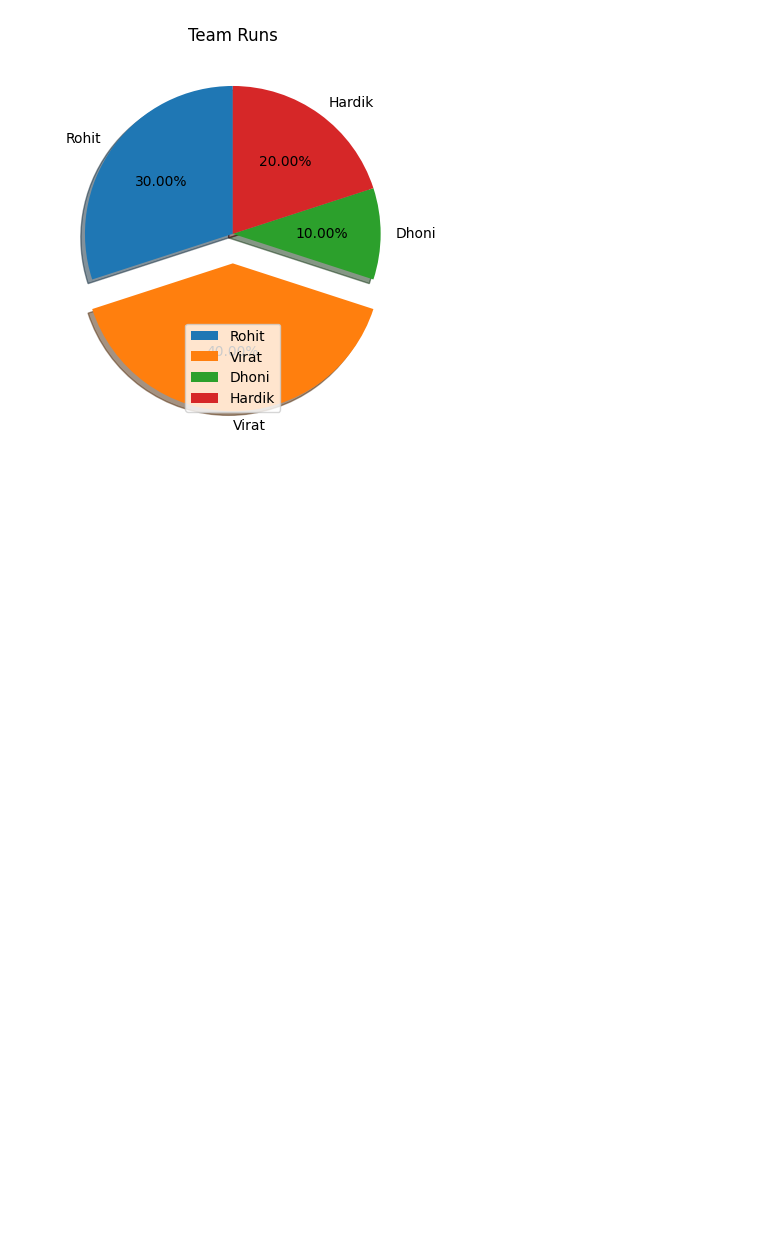
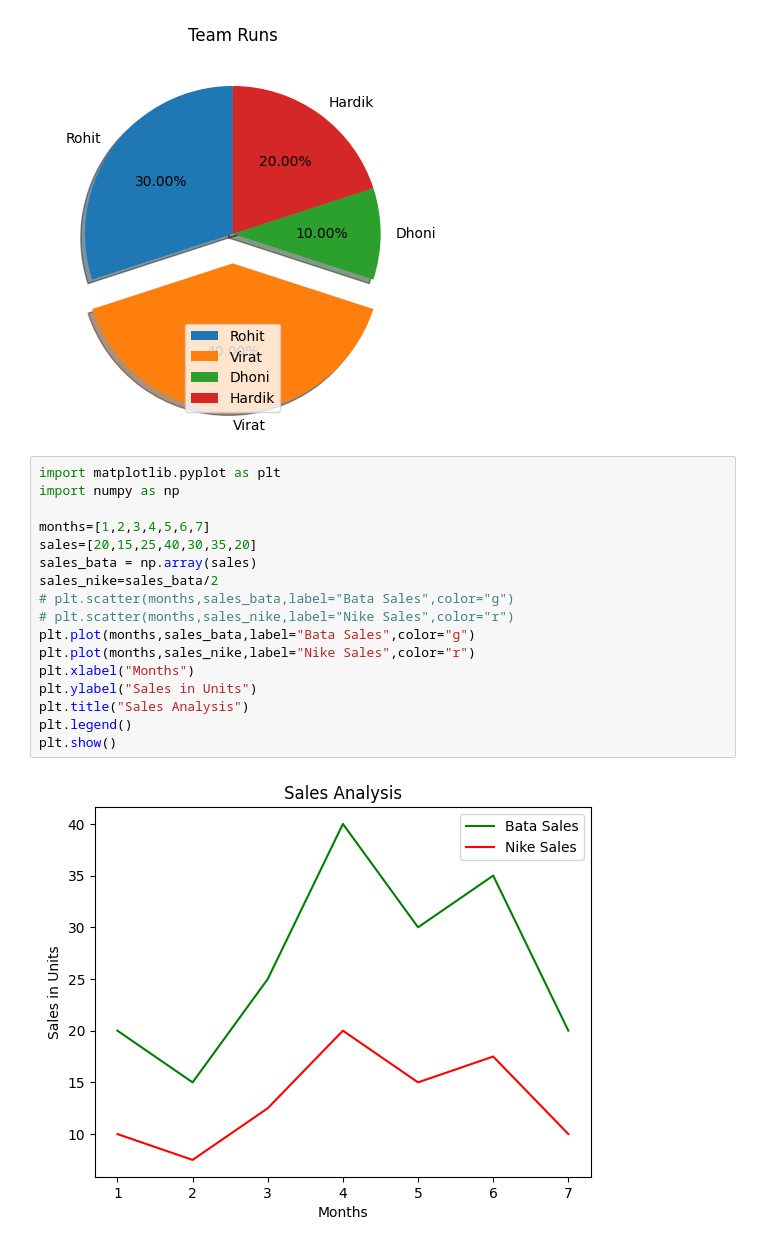
Before and after one commit to anurg/aicourse, a Jupyter notebook: matplotlib_labs.ipynb, the cells around one changed output. Cells and saved outputs as stored; diff of their text form; blank space fills up the shorter version.

```diff
--- a/matplotlib_labs.ipynb
+++ b/matplotlib_labs.ipynb
@@ -111,3 +111,22 @@ plt.legend()
 plt.show()
 # %% [output]
 [figure]
+# %%
+import matplotlib.pyplot as plt
+import numpy as np
+
+months=[1,2,3,4,5,6,7]
+sales=[20,15,25,40,30,35,20]
+sales_bata = np.array(sales)
+sales_nike=sales_bata/2
+# plt.scatter(months,sales_bata,label="Bata Sales",color="g")
+# plt.scatter(months,sales_nike,label="Nike Sales",color="r")
+plt.plot(months,sales_bata,label="Bata Sales",color="g")
+plt.plot(months,sales_nike,label="Nike Sales",color="r")
+plt.xlabel("Months")
+plt.ylabel("Sales in Units")
+plt.title("Sales Analysis")
+plt.legend()
+plt.show()
+# %% [output]
+[figure, added]
```
Also changed, not shown: parts of 4 cells of this notebook.
